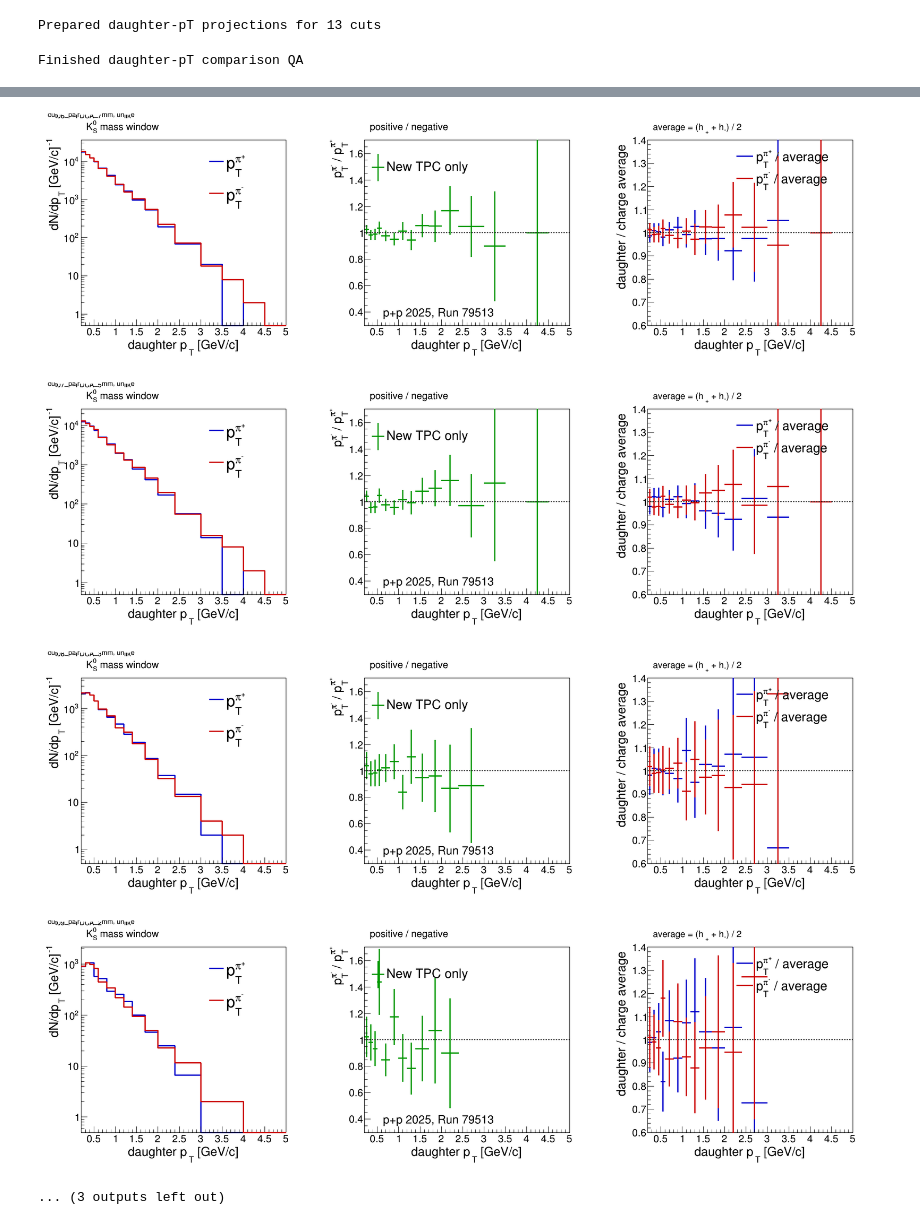
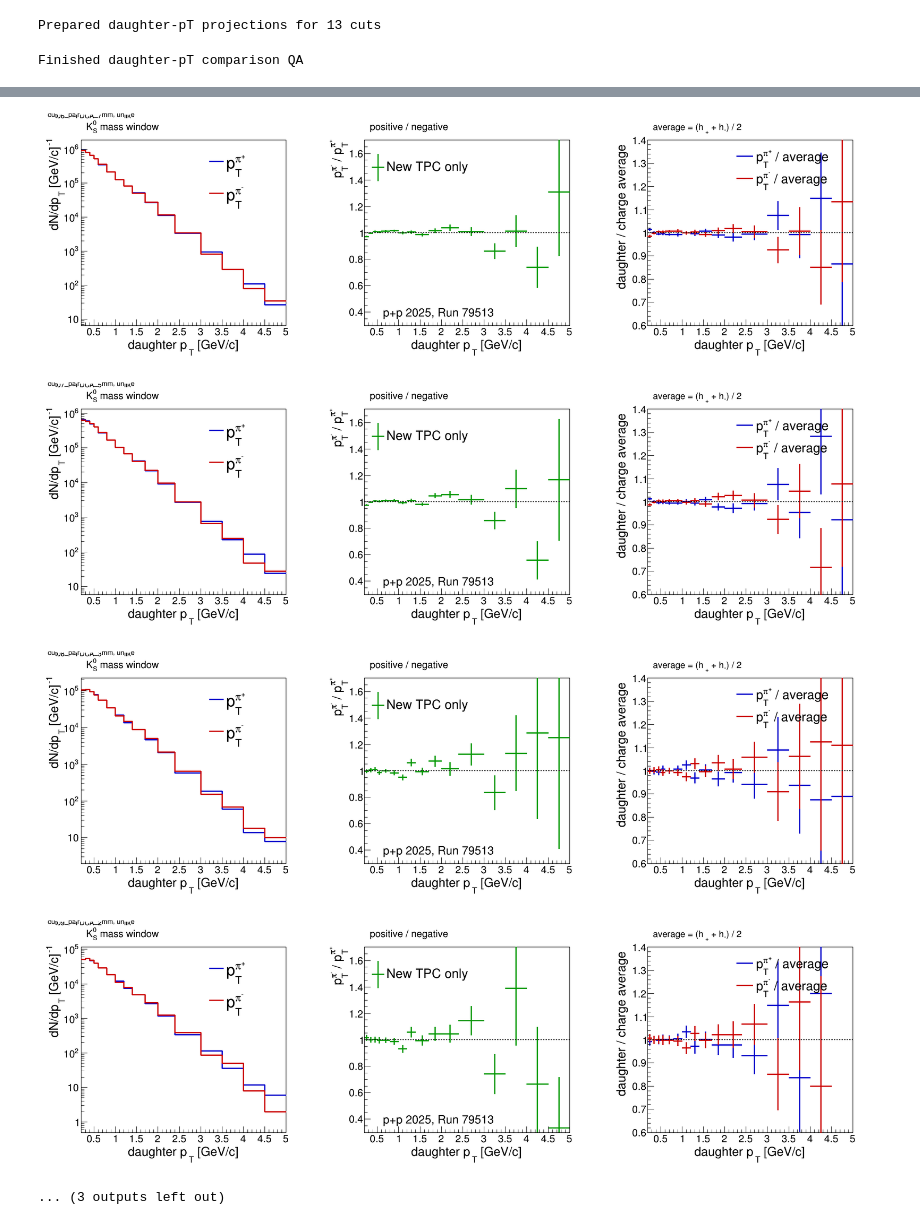
Before and after one commit to mcyoren/sPHENIX_tracking, a Jupyter notebook: drawings/K0S_daughter_pt_QA_with_momentum_fractions.ipynb, the cells around one changed output, grey strips where cells are left out. Cells and saved outputs as stored; diff of their text form; code cells hidden in the pictures.

```diff
--- a/drawings/K0S_daughter_pt_QA_with_momentum_fractions.ipynb
+++ b/drawings/K0S_daughter_pt_QA_with_momentum_fractions.ipynb
@@ -167,7 +167,7 @@ pt_bin_edges = array.array(
 # -----------------------------
 
 file_path = "input/"
-file_name = "v0s_pp_79513_newv0_seg_surv_3D_PR_full_pt02_r2_z15_q15_nc30_noCS0_v0.root" # k0s_pp_ratio_new_vtx_1p23_1p0_1p6_000_all_2M k0s_pp_ratio_helix_new_vtx_1p23_1p0_1p6_000_v1_2M
+file_name = "v0s_pp_79513_prod_new_full_v0.root" # k0s_pp_ratio_new_vtx_1p23_1p0_1p6_000_all_2M k0s_pp_ratio_helix_new_vtx_1p23_1p0_1p6_000_v1_2M
 #k0s_OO_ratio_kf_new_vtx_1p23_4p5_5p0_000_v0 k0s_pp_ratio_kf_new_vtx_1p23_1p0_1p6_2cm_000_v0_7M
 #v0s_pp_MYu_ratio_new_vtx_1p23_1p0_1p6_000_stream_full_v0 v0s_pp_MYu_ratio_new_vtx_1p23_1p0_1p6_000_stream_full_corrmap_v1 v0s_pp_MYu_ratio_new_vtx_1p23_1p0_1p6_000_stream_full_corrmap_v6
 #v0s_pp_MYu_ratio_new_vtx_1p23_1p0_1p6_000_stream_full_corrmap_v7 v0s_pp_MYu_ratio_new_vtx_1p23_1p0_1p6_000_stream_full_corrmap_v18 v0s_pp_MYu_ratio_new_vtx_2p0_1p0_1p6_000_stream_r2_v0
@@ -176,7 +176,7 @@ file_name = "v0s_pp_79513_newv0_seg_surv_3D_PR_full_pt02_r2_z15_q15_nc30_noCS0_v
 #v0s_pp_79513_ifc_DC_1p5_1p5_m180_000_v0 v0s_pp_79513_ifc_DC_1p6_1p6_m180_000_v0 v0s_pp_79513_ifc_DC_1p4_1p4_m180_000_v0 v0s_pp_79513_ifc_1p8_1p5_1p5_m180_000_v1  v0s_pp_79513_ifc_1p8_1p55_1p55_m180_000_v0 v0s_pp_79513_ifc_1p8_1p525_1p525_m180_000_v0
 #v0s_pp_79513_PR_full_pt02_r2_z15_q15_nc30_noCS0_v0 v0s_pp_79523_PR_full_pt02_r2_z15_q15_nc30_noCS0_v0 v0s_pp_79523_newv0_PR_full_pt02_r2_z15_q15_nc30_noCS0_v0 v0s_pp_79523_newv0_PR_full_pt02_r2_z15_q15_nc30_noCS0_v1
 #v0s_pp_79516_newv0_PR_full_pt02_r2_z15_q15_nc30_noCS0_v0 v0s_pp_79513_newv0_seg_PR_full_pt02_r2_z15_q15_nc30_noCS0_v0 v0s_pp_79513_newv0_seg_surv_2D_PR_full_pt02_r2_z15_q15_nc30_noCS0_v0
-#v0s_pp_79513_newv0_seg_surv_3D_PR_full_pt02_r2_z15_q15_nc30_noCS0_v0
+#v0s_pp_79513_newv0_seg_surv_3D_PR_full_pt02_r2_z15_q15_nc30_noCS0_v0 v0s_pp_79513_prod_new_full_v0 v0s_pp_79516_prod_new_full_v0
 
 output_dir = "output/K0S_daughter_QA"
 save_individual_pdf = True
@@ -1226,7 +1226,7 @@ for index, result in enumerate(sharing_results):
         f"{data_set}, {run_text}"
     )
 
-    graph.Draw("P SAME")
+    #graph.Draw("P SAME")
 
     TLeg = keep(root.TLegend(
         0.15, 0.70,
@@ -1235,7 +1235,7 @@ for index, result in enumerate(sharing_results):
     TLeg.SetBorderSize(0)
     TLeg.SetFillStyle(0)
     TLeg.SetTextSize(0.057)
-    TLeg.AddEntry(    graph,    "ppg16",    "pel")
+    #TLeg.AddEntry(    graph,    "ppg16",    "pel")
     TLeg.AddEntry(
         h_minus_over_plus,
         "New TPC only",
@@ -1407,7 +1407,7 @@ Info in <TCanvas::Print>: Current canvas added to pdf file output/K0S_daughter_Q
-[figure, old version]
+[figure, new version]
-[figure, old version]
+[figure, new version]
-[figure, old version]
+[figure, new version]
-[figure, old version]
+[figure, new version]
 ... (3 outputs left out)
 # %%
 # ============================================================
```
Also changed, not shown: parts of 5 cells of this notebook, 10 other files.
